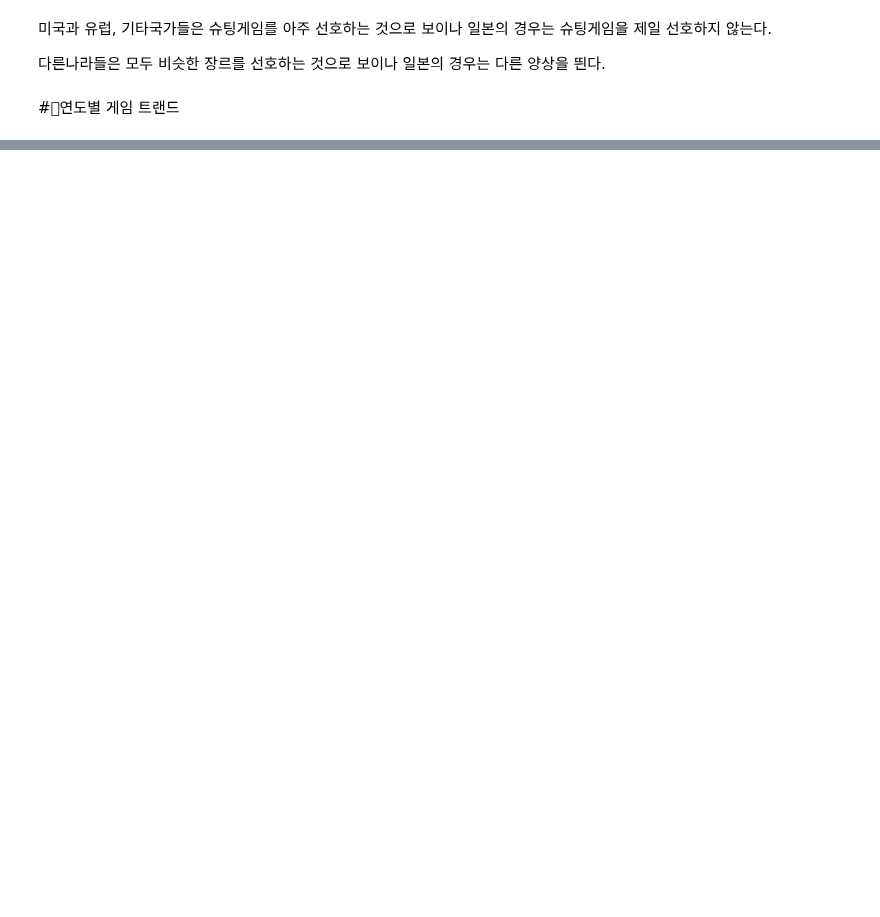
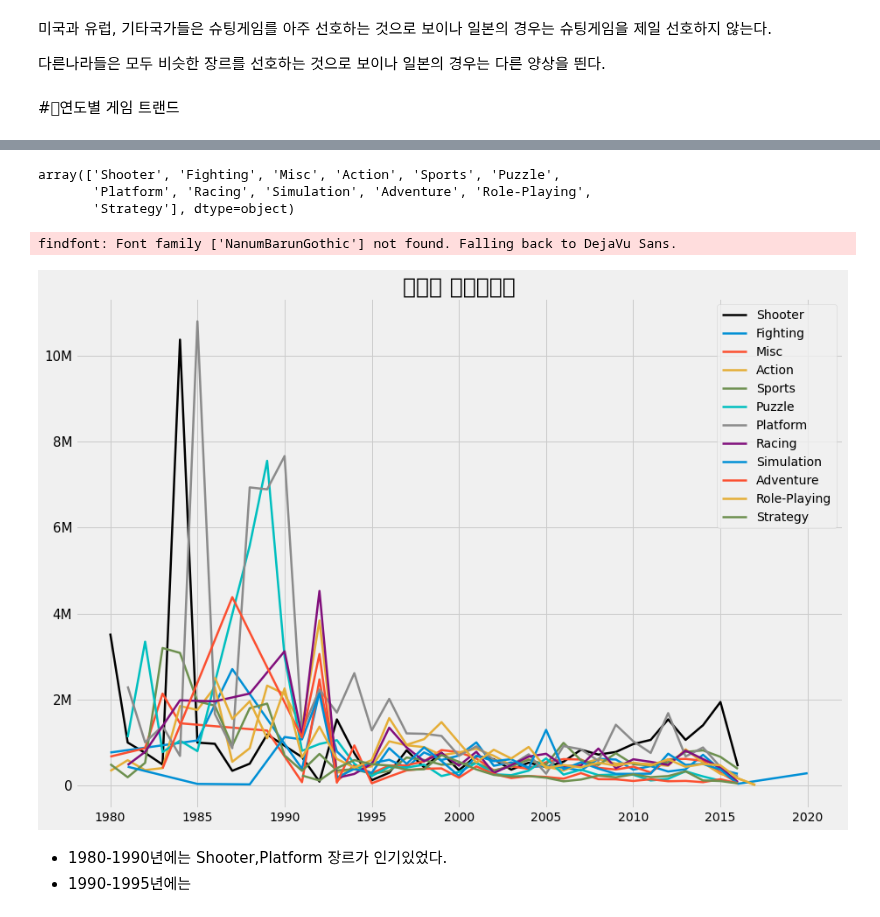
Before and after one commit to sseyonafre/Project, a Jupyter notebook: sprint1/AI_14_고세희_Section1.ipynb, the cells around one changed output, grey strips where cells are left out. Drawn from its saved outputs; the diff is of its cells as text; code cells hidden in the pictures; blank space fills up the shorter version.

```diff
--- a/sprint1/AI_14_고세희_Section1.ipynb
+++ b/sprint1/AI_14_고세희_Section1.ipynb
@@ -390,0 +406,36 @@ ax = sns.lineplot(x=release_by_year.Year ,y=release_by_year.Name)
+# %%
+df['Genre'].unique()
+# %% [output]
+array(['Shooter', 'Fighting', 'Misc', 'Action', 'Sports', 'Puzzle',
+       'Platform', 'Racing', 'Simulation', 'Adventure', 'Role-Playing',
+       'Strategy'], dtype=object)
+# %%
+#장르별 총 판매량은 어떻게 변했는지 알아보자.
+plt.style.use('fivethirtyeight')
+
+fig, ax = plt.subplots(figsize=(14,10))
+ax1= sns.lineplot(x=sales_by_year.Year, y= sales_by_year.query("Genre=='Shooter'").Global_Sales,linewidth=2.5,label='Shooter',color='black')
+ax2 = sns.lineplot(x=sales_by_year.Year, y= sales_by_year.query("Genre=='Fighting'").Global_Sales,linewidth=2.5,label='Fighting')
+ax3 = sns.lineplot(x=sales_by_year.Year, y= sales_by_year.query("Genre=='Misc'").Global_Sales,linewidth=2.5,label='Misc')
+ax4 = sns.lineplot(x=sales_by_year.Year, y= sales_by_year.query("Genre=='Action'").Global_Sales,linewidth=2.5,label='Action')
+ax5 = sns.lineplot(x=sales_by_year.Year, y= sales_by_year.query("Genre=='Sports'").Global_Sales,linewidth=2.5,label='Sports')
+ax6 = sns.lineplot(x=sales_by_year.Year, y= sales_by_year.query("Genre=='Puzzle'").Global_Sales,linewidth=2.5,label='Puzzle',color='c')
+ax7 = sns.lineplot(x=sales_by_year.Year, y= sales_by_year.query("Genre=='Platform'").Global_Sales,linewidth=2.5,label='Platform')
+ax8 = sns.lineplot(x=sales_by_year.Year, y= sales_by_year.query("Genre=='Racing'").Global_Sales,linewidth=2.5,label='Racing')
+ax9 = sns.lineplot(x=sales_by_year.Year, y= sales_by_year.query("Genre=='Simulation'").Global_Sales,linewidth=2.5,label='Simulation')
+ax10 = sns.lineplot(x=sales_by_year.Year, y= sales_by_year.query("Genre=='Adventure'").Global_Sales,linewidth=2.5,label='Adventure')
+ax11 = sns.lineplot(x=sales_by_year.Year, y= sales_by_year.query("Genre=='Role-Playing'").Global_Sales,linewidth=2.5,label='Role-Playing')
+ax12 = sns.lineplot(x=sales_by_year.Year, y= sales_by_year.query("Genre=='Strategy'").Global_Sales,linewidth=2.5,label='Strategy')
+ax.set_yticks([ 0, 2000, 4000, 6000, 8000,10000])
+ax.set_yticklabels(labels=['0','2M','4M', '6M', '8M', '10M'], fontsize=15)
+plt.title('장르별 판매량변화',fontsize=25, fontweight='semibold')
+ax.set(xlabel=None , ylabel=None)
+plt.legend();
+# %% [output]
+findfont: Font family ['NanumBarunGothic'] not found. Falling back to DejaVu Sans.
+[figure, added]
+# %% [markdown]
+
+
+*   1980-1990년에는 Shooter,Platform 장르가 인기있었다.
+*   1990-1995년에는
```
Also changed, not shown: parts of 13 cells of this notebook.
